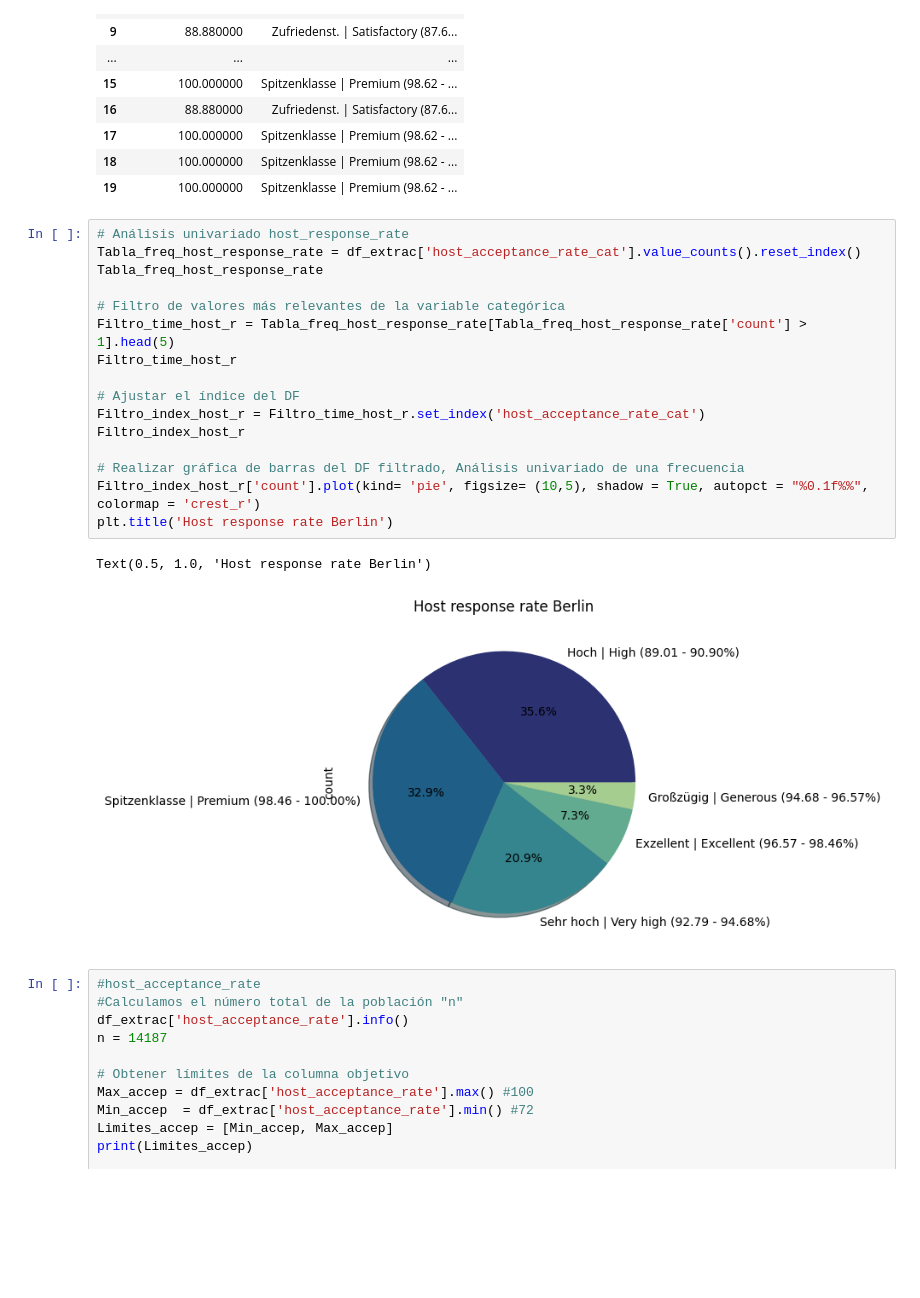
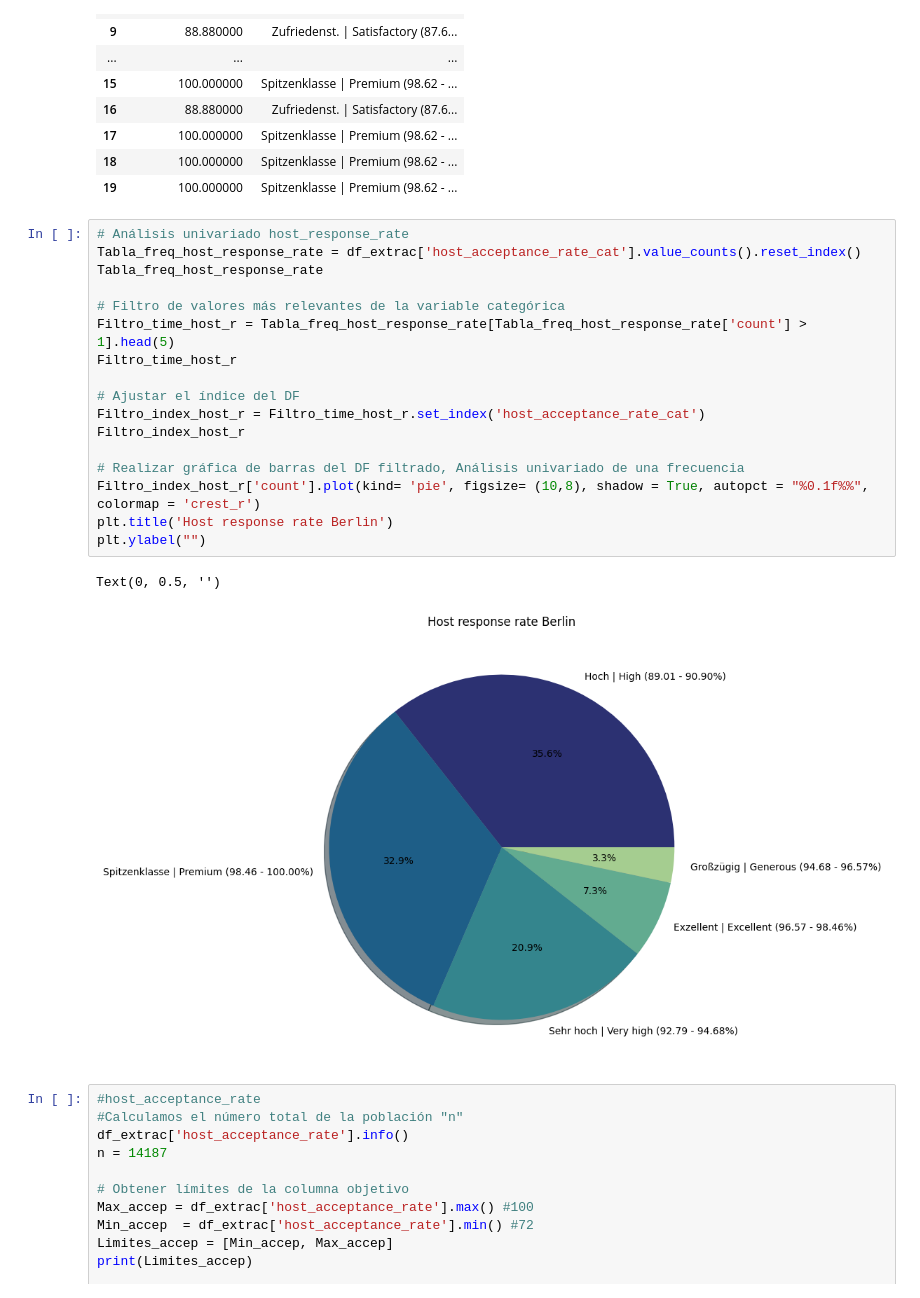
Before and after one commit to Raydays55/Actividad-5, a Jupyter notebook: Act5.ipynb, the cells around one changed output. Cells and saved outputs as stored; diff of their text form; blank space fills up the shorter version.

```diff
--- a/Act5.ipynb
+++ b/Act5.ipynb
@@ -402,22 +402,23 @@ Ancho del intervalo: 1.8262645220614016
 # %%
 # Análisis univariado host_response_rate
 Tabla_freq_host_response_rate = df_extrac['host_acceptance_rate_cat'].value_counts().reset_index()
 Tabla_freq_host_response_rate
 
 # Filtro de valores más relevantes de la variable categórica
 Filtro_time_host_r = Tabla_freq_host_response_rate[Tabla_freq_host_response_rate['count'] > 1].head(5)
 Filtro_time_host_r
 
 # Ajustar el índice del DF
 Filtro_index_host_r = Filtro_time_host_r.set_index('host_acceptance_rate_cat')
 Filtro_index_host_r
 
 # Realizar gráfica de barras del DF filtrado, Análisis univariado de una frecuencia
-Filtro_index_host_r['count'].plot(kind= 'pie', figsize= (10,5), shadow = True, autopct = "%0.1f%%", colormap = 'crest_r')
+Filtro_index_host_r['count'].plot(kind= 'pie', figsize= (10,8), shadow = True, autopct = "%0.1f%%", colormap = 'crest_r')
 plt.title('Host response rate Berlin')
+plt.ylabel("")
 # %% [output]
-Text(0.5, 1.0, 'Host response rate Berlin')
+Text(0, 0.5, '')
-[figure, old version]
+[figure, new version]
 # %%
 #host_acceptance_rate
 #Calculamos el número total de la población "n"
```
Also changed, not shown: parts of 3 cells of this notebook.
